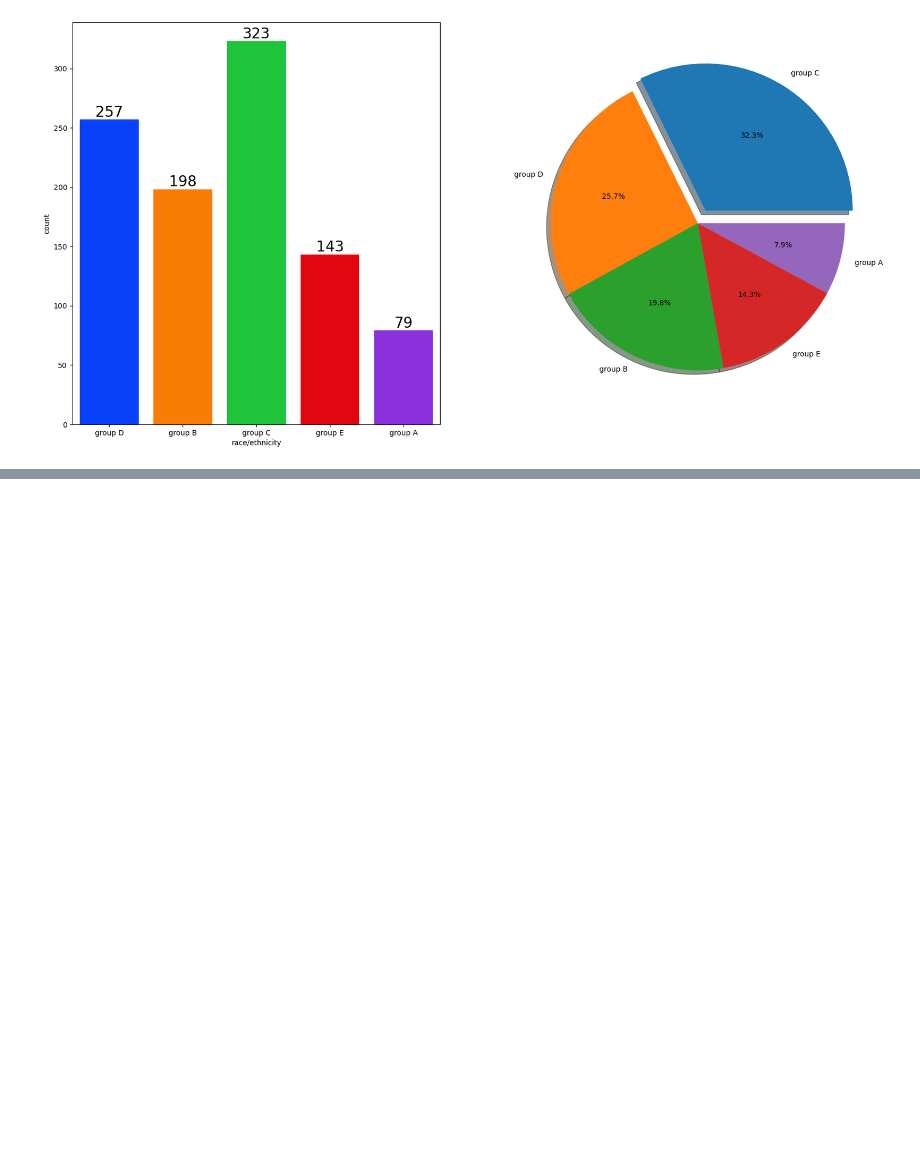
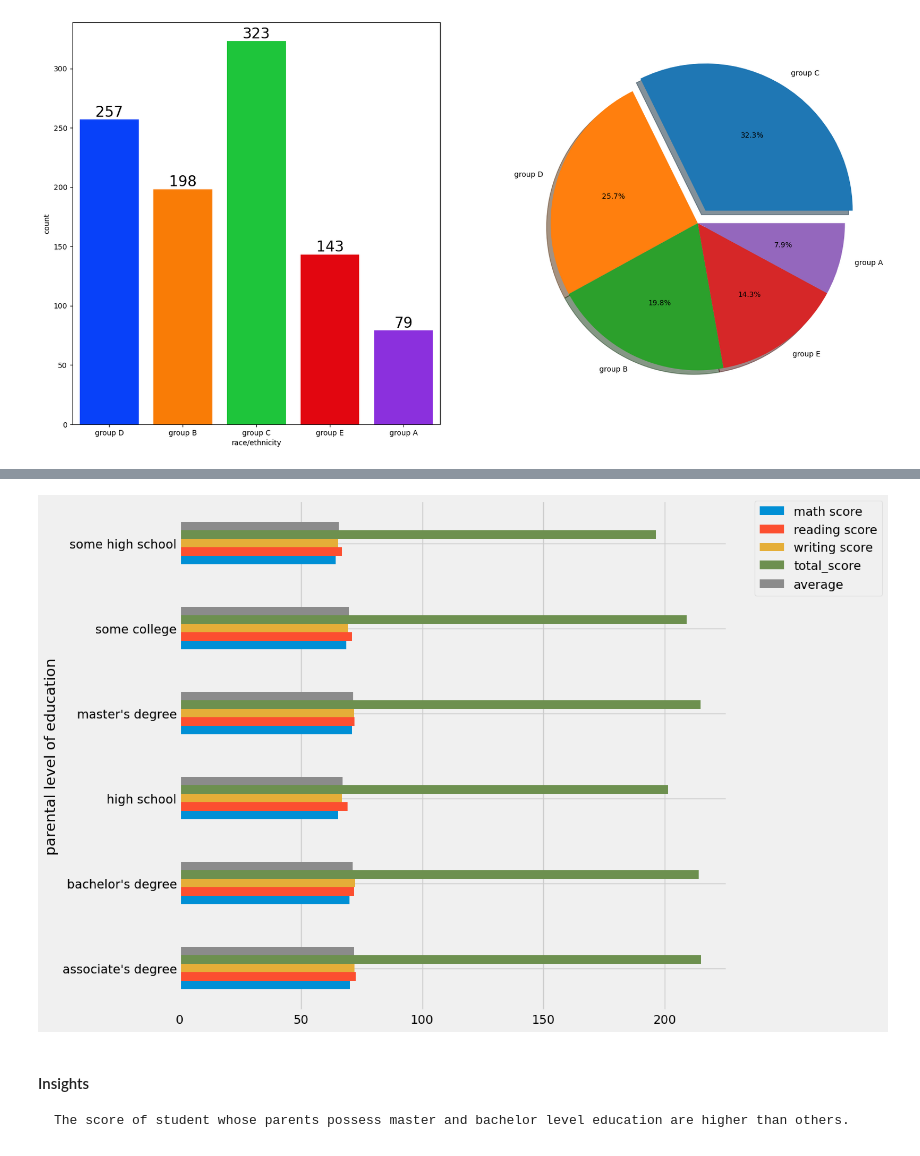
Before and after one commit to Madushani-Weerasekara/EndToEndMLProject, a Jupyter notebook: src/notebook/1. EDA STUDENT PERFORMANCE.ipynb, the cells around one changed output, grey strips where cells are left out. Cells and saved outputs as stored; diff of their text form; code cells hidden in the pictures; blank space fills up the shorter version.

```diff
--- a/src/notebook/1. EDA STUDENT PERFORMANCE.ipynb
+++ b/src/notebook/1. EDA STUDENT PERFORMANCE.ipynb
@@ -504,0 +558,10 @@ BIVARIATE ANALYSIS ( Is Race/Ehnicity has any impact on student's performance ?
+# %%
+df.groupby('parental level of education')[numeric_df.columns].agg('mean').plot(kind='barh',figsize=(10,10))
+plt.legend(bbox_to_anchor=(1.05, 1), loc=2, borderaxespad=0.)
+plt.show()
+# %% [output]
+[figure, added]
+# %% [markdown]
+#### Insights
+
+    The score of student whose parents possess master and bachelor level education are higher than others.
```
Also changed, not shown: parts of 5 cells of this notebook.
